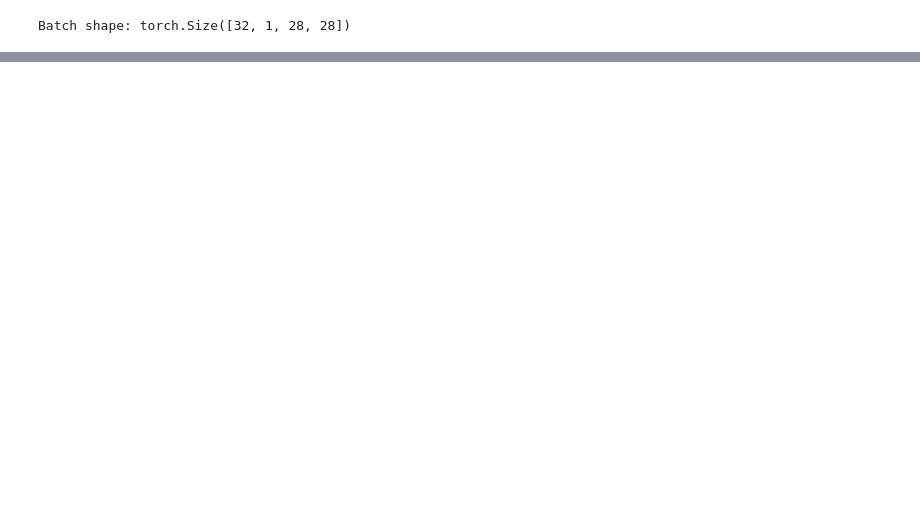
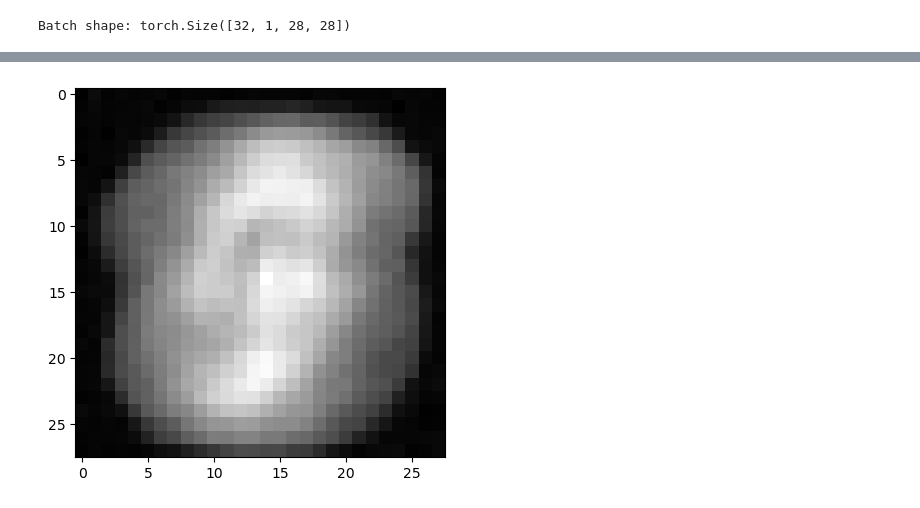
Before and after one commit to simontonner/neural-quantum-tomo, a Jupyter notebook: warm_up/rbm_vanilla/rbm_mnist.ipynb, the cells around one changed output, grey strips where cells are left out. Saved outputs shown, nothing was run; the diff lists cells and outputs as text; code cells hidden in the pictures; blank space fills up the shorter version.

```diff
--- a/warm_up/rbm_vanilla/rbm_mnist.ipynb
+++ b/warm_up/rbm_vanilla/rbm_mnist.ipynb
@@ -105,3 +202,11 @@ Epoch 10/10, Loss: 0.0263
+# %%
+# overlap all the weights to see one single output. we sum over all columns of W
+weights = rbm.W.data.cpu()
+weights = weights.sum(dim=1)
+plt.imshow(weights.view(28, 28), cmap='gray')
+plt.show()
+# %% [output]
+[figure, added]
 # %%
 import matplotlib.pyplot as plt
 
```
Also changed, not shown: parts of 7 cells of this notebook, 3 other files.
